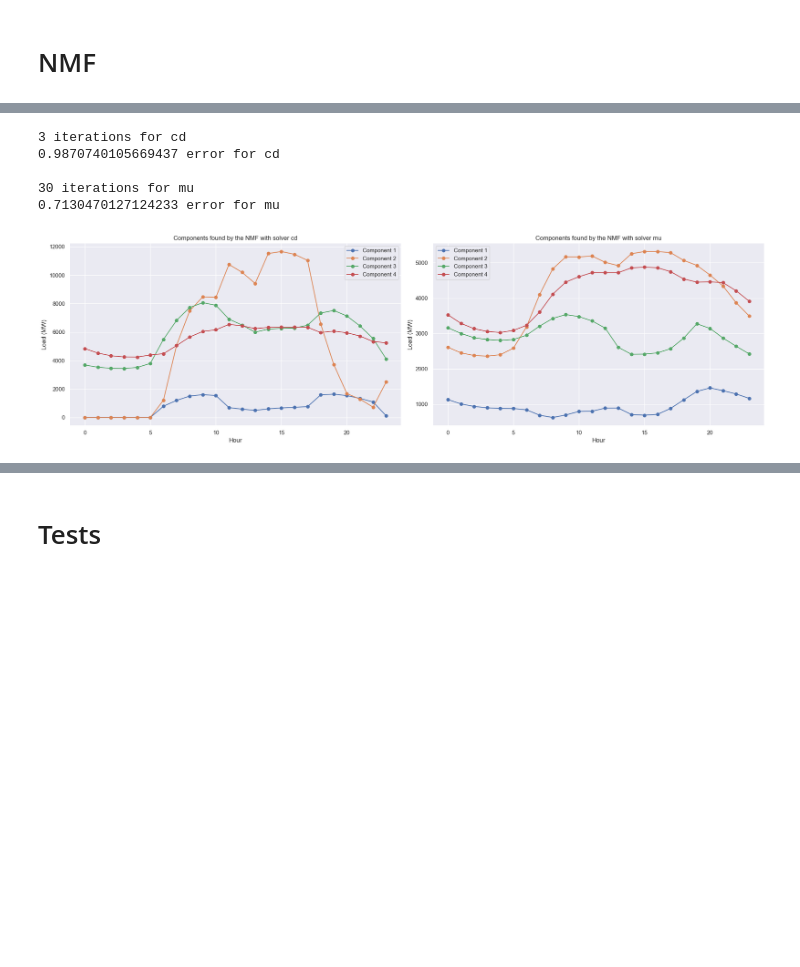
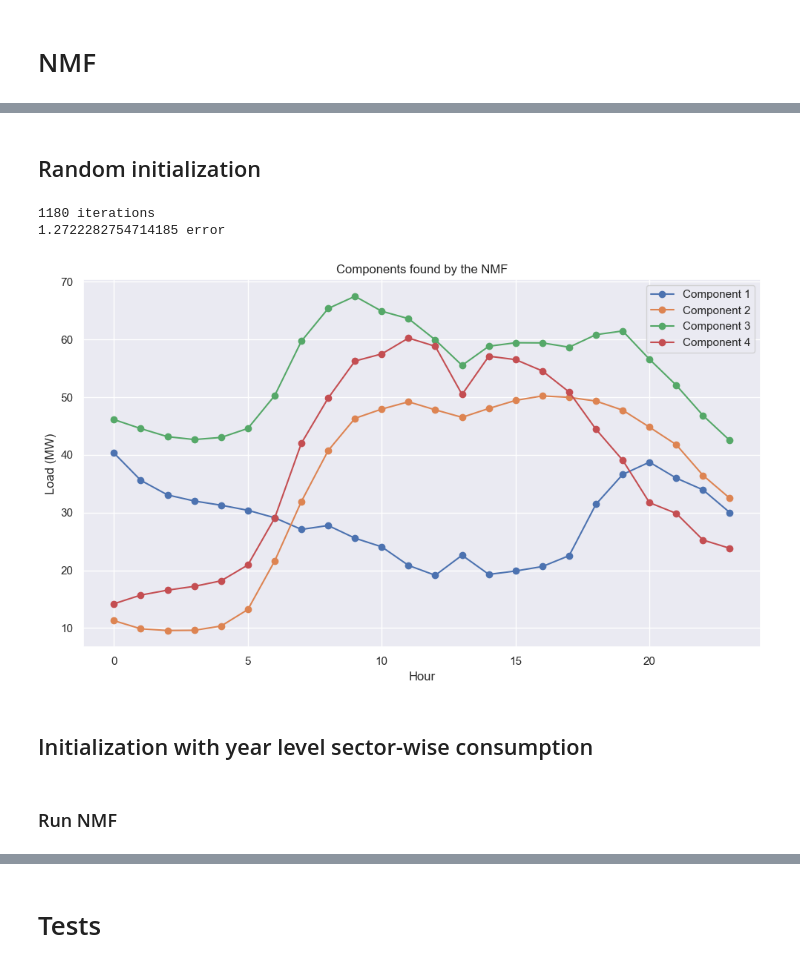
Before and after one commit to gkchln/load_bss, a Jupyter notebook: NMF.ipynb, the cells around one changed output, grey strips where cells are left out. Drawn from its saved outputs; the diff is of its cells as text; code cells hidden in the pictures; blank space fills up the shorter version.

```diff
--- a/NMF.ipynb
+++ b/NMF.ipynb
@@ -35,0 +46,6 @@ def plot_components(H, ax=None, figsize=(10, 6), title='Components found by the
+# %%
+unit_info = input_df.index.str.extract(r'^(?P<region>[\w.]+)_(?P<year>\d{4})-(?P<month>\d{2})-\d{2}_(?P<daytype>[\w ]+)$').set_index(input_df.index)
+df = pd.concat([input_df, unit_info], axis=1)
+df = df[(df.month=='02')&(df.daytype=='Working day')]
+print(len(df))
+df.head(3)
@@ -35,0 +59,4 @@ def plot_components(H, ax=None, figsize=(10, 6), title='Components found by the
+# %%
+X = df.drop(unit_info.columns, axis=1)
+# X = X.div(X.max(axis=1), axis=0)
+X.head()
@@ -49,6 +166,0 @@ input_df.head(3)
-# %%
-X = input_df.copy()
-
-unit_info = input_df.index.str.extract(r'^(?P<region>[\w.]+)_(?P<year>\d{4})-(?P<month>\d{2})-\d{2}_(?P<daytype>[\w ]+)$').set_index(input_df.index)
-df = pd.concat([input_df, unit_info], axis=1)
-df.head(3)
@@ -79,34 +167,39 @@ X
+# %% [markdown]
+## Random initialization
 # %%
 n_components = 4
 random_state = None
 tol = 1e-5
-init = 'nndsvda'
+init = 'random'
 max_iter = 4000
-fig, axs = plt.subplots(1, 2, figsize=(20, 6))
+solver = 'mu'
 
-solver = 'cd'
-model = NMF(n_components=n_components, random_state=random_state, solver=solver, tol=tol, init=init, max_iter=max_iter)
+fig, axs = plt.subplots(1, 1, figsize=(10, 6))
+
+model = NMF(
+    n_components=n_components,
+    random_state=random_state,
+    solver=solver,
+    tol=tol,
+    init=init,
+    max_iter=max_iter
+)
+
 W = model.fit_transform(X)
 H = model.components_
-print('{} iterations for {}'.format(model.n_iter_, solver))
-print('{} error for {}\n'.format(model.reconstruction_err_/X.size, solver))
-plot_components(H, ax=axs[0], title=f"Components found by the NMF with solver {solver}")
 
-solver = 'mu'
-model = NMF(n_components=n_components, random_state=random_state, solver=solver, tol=tol, init=init, max_iter=max_iter)
-W = model.fit_transform(X)
-H = model.components_
-print('{} iterations for {}'.format(model.n_iter_, solver))
-print('{} error for {}'.format(model.reconstruction_err_/X.size, solver))
-plot_components(H, ax=axs[1], title=f"Components found by the NMF with solver {solver}")
+print('{} iterations'.format(model.n_iter_))
+print('{} error'.format(model.reconstruction_err_/X.size))
+plot_components(H, ax=axs, title=f"Components found by the NMF")
 
 plt.tight_layout()
 # %% [output]
-3 iterations for cd
-0.9870740105669437 error for cd
-
-30 iterations for mu
-0.7130470127124233 error for mu
+1180 iterations
+1.2722282754714185 error
-[figure, old version]
+[figure, new version]
+# %% [markdown]
+## Initialization with year level sector-wise consumption
+# %% [markdown]
+### Run NMF
 # %%
 n_components = 4
```
Also changed, not shown: parts of 30 cells of this notebook.
